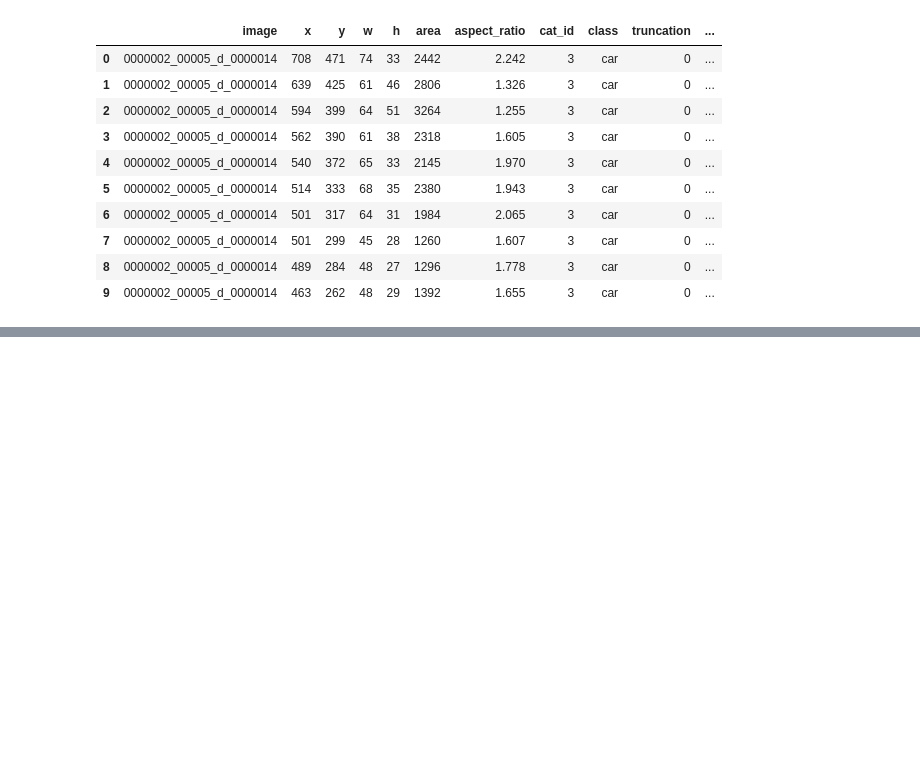
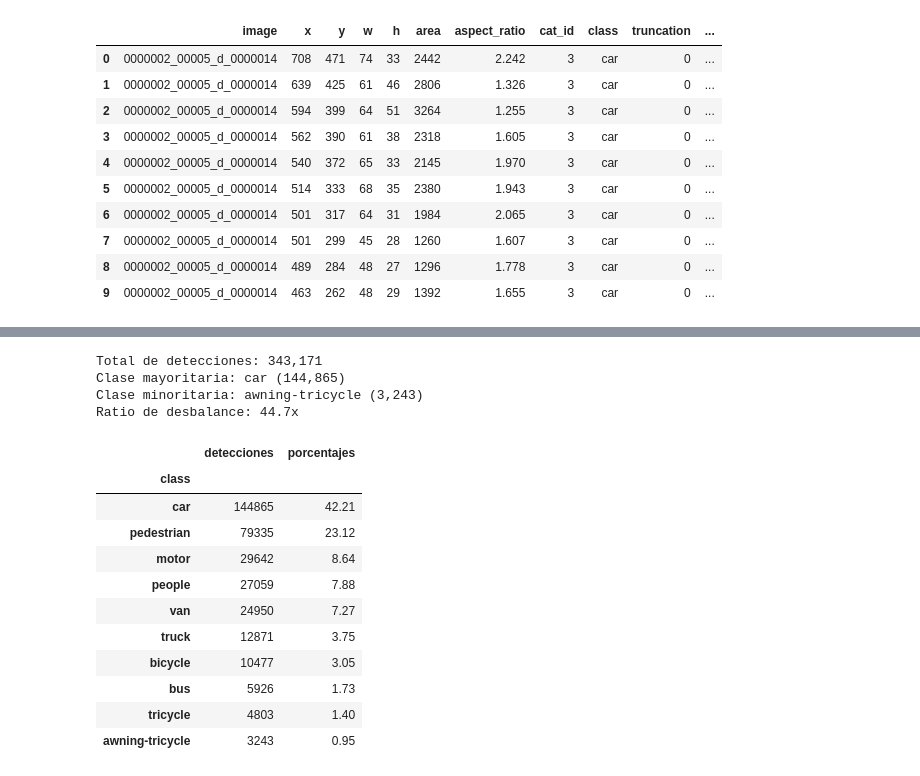
Before and after one commit to MikeFlores19/TT-deteccion-aerea, a Jupyter notebook: notebooks/01_eda_visdrone.ipynb, the cells around one changed output, grey strips where cells are left out. Drawn from its saved outputs; the diff is of its cells as text; code cells hidden in the pictures; blank space fills up the shorter version.

```diff
--- a/notebooks/01_eda_visdrone.ipynb
+++ b/notebooks/01_eda_visdrone.ipynb
@@ -114,0 +125,42 @@ Clases presentes                     : 10
+# %%
+#Conteo de detecciones por clase
+import matplotlib.pyplot as plt
+
+#Contar detecciones por clase
+class_counts=df["class"].value_counts()
+
+#Calcular porcentajes
+class_pct=(class_counts/len(df)*100).round(2)
+
+#Tabla de resumen
+class_summary=pd.DataFrame({
+    "detecciones":class_counts,
+    "porcentajes":class_pct
+})
+
+#Calcular ratio de desbalance
+ratio=class_counts.max()/class_counts.min()
+
+print(f"Total de detecciones: {len(df):,}")
+print(f"Clase mayoritaria: {class_counts.idxmax()} ({class_counts.max():,})")
+print(f"Clase minoritaria: {class_counts.idxmin()} ({class_counts.min():,})")
+print(f"Ratio de desbalance: {ratio:.1f}x")
+print()
+class_summary
+# %% [output]
+Total de detecciones: 343,171
+Clase mayoritaria: car (144,865)
+Clase minoritaria: awning-tricycle (3,243)
+Ratio de desbalance: 44.7x
+|  | detecciones | porcentajes |
+| class |  |  |
+| car | 144865 | 42.21 |
+| pedestrian | 79335 | 23.12 |
+| motor | 29642 | 8.64 |
+| people | 27059 | 7.88 |
+| van | 24950 | 7.27 |
+| truck | 12871 | 3.75 |
+| bicycle | 10477 | 3.05 |
+| bus | 5926 | 1.73 |
+| tricycle | 4803 | 1.40 |
+| awning-tricycle | 3243 | 0.95 |
```
Also changed, not shown: parts of 5 cells of this notebook, 2 other files.
